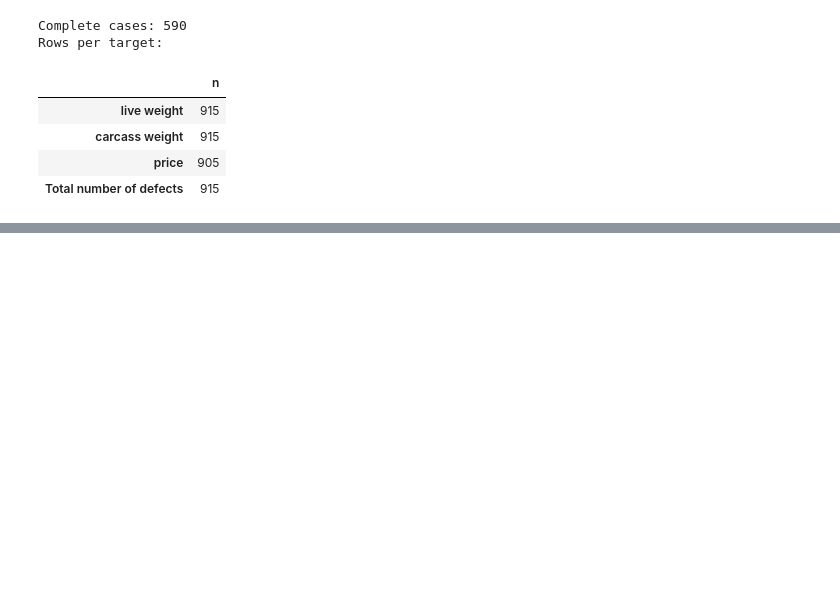
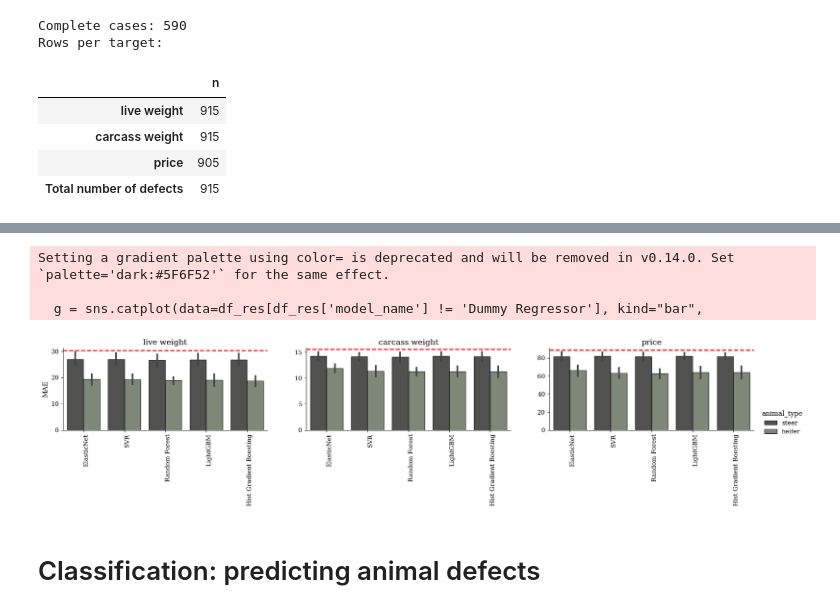
Before and after one commit to KatDost/Weather-CattleHealth, a Jupyter notebook: beef_predictive_modelling.ipynb, the cells around one changed output, grey strips where cells are left out. Saved outputs shown, nothing was run; the diff lists cells and outputs as text; code cells hidden in the pictures; blank space fills up the shorter version.

```diff
--- a/beef_predictive_modelling.ipynb
+++ b/beef_predictive_modelling.ipynb
@@ -325,0 +342,33 @@ for ax in g.axes.flat:
+# %%
+df_res = pd.read_csv("results/cv_results_on_animals_windows.csv")
+df_res = df_res[df_res["evaluated_on (Train/Test)"].eq("Test")].copy()
+df_res = df_res[df_res["measure (MAE/MSE)"].eq("MAE")].copy()
+df_res = df_res[df_res["animal_type"] != "cow"].copy()
+df_res = df_res[df_res["target"] != "Total number of defects"].copy()
+
+# Overall best models
+g = sns.catplot(data=df_res[df_res['model_name'] != 'Dummy Regressor'], kind="bar",
+                x="model_name", col="target", y="Error", hue="animal_type",
+                sharey=False, color=COLORS[0], alpha=0.8, edgecolor="black", height=3, aspect=2)
+g.set_xticklabels(rotation=90, ha='right', rotation_mode='anchor')
+g.set_axis_labels("", "MAE")
+for tgt, ax in g.axes_dict.items():
+    ax.set_title(f"{tgt}")
+
+# baseline per target
+baseline_means = df_res[df_res['model_name'] == 'Dummy Regressor'].groupby("target")["Error"].mean()
+for ax in g.axes.flat:
+    target = ax.get_title().split(" = ")[-1]
+    ax.axhline(y=baseline_means[target], color="red", linestyle="--")
+
+
+plt.savefig("figs/meat_pred_modelling_extended.svg", bbox_inches="tight")
+plt.savefig("figs/meat_pred_modelling_extended.png", dpi=300, bbox_inches="tight")
+plt.show()
+# %% [output]
+Setting a gradient palette using color= is deprecated and will be removed in v0.14.0. Set `palette='dark:#5F6F52'` for the same effect.
+
+  g = sns.catplot(data=df_res[df_res['model_name'] != 'Dummy Regressor'], kind="bar",
+[figure, added]
+# %% [markdown]
+# Classification: predicting animal defects
```
Also changed, not shown: parts of 12 cells of this notebook, 42 other files.
